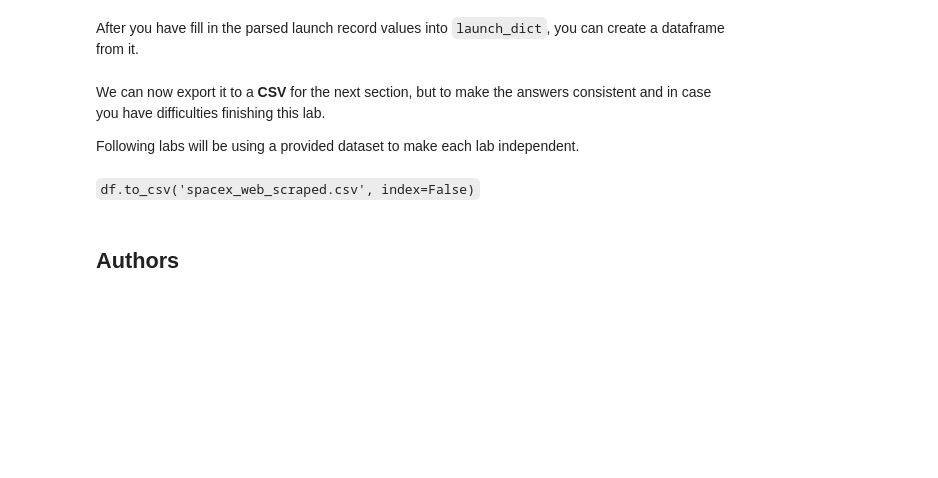
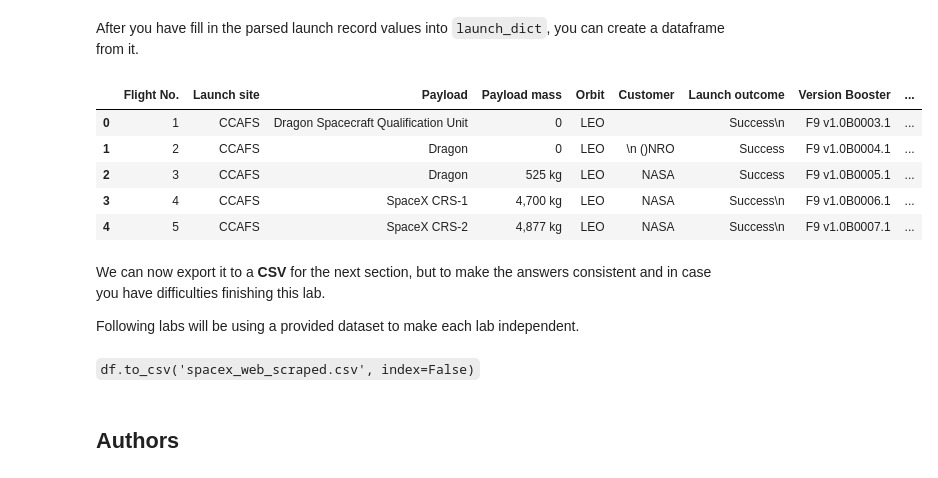
Before and after one commit to peterpouf/python_data_science, a Jupyter notebook: Data Collection with Web Scraping.ipynb, the cells around one changed output. Cells and saved outputs as stored; diff of their text form; code cells hidden in the pictures; blank space fills up the shorter version.

```diff
--- a/Data Collection with Web Scraping.ipynb
+++ b/Data Collection with Web Scraping.ipynb
@@ -167,11 +200,18 @@ You should able to see the columns names embedded in the table header elements `
 # %% [markdown]
 Next, we just need to iterate through the `<th>` elements and apply the provided `extract_column_from_header()` to extract column name one by one
 # %%
+
 column_names = []
 
 # Apply find_all() function with `th` element on first_launch_table
+th_element = first_launch_table.find_all('th')
 # Iterate each th element and apply the provided extract_column_from_header() to get a column name
+for i, row in enumerate(th_element):
+    colunm_name = extract_column_from_header(row)
+    column_names.append(colunm_name)
 # Append the Non-empty column name (`if name is not None and len(name) > 0`) into a list called column_names
+column_names = [i for i in column_names if i != None]
+column_names = [i for i in column_names if len(i) > 0]
 # %% [markdown]
 Check the extracted column names
 # %%
@@ -227,16 +269,19 @@ for table_number,table in enumerate(soup.find_all('table',"wikitable plainrowhea
             # TODO: Append the flight_number into launch_dict with key `Flight No.`
             #print(flight_number)
             datatimelist=date_time(row[0])
+            launch_dict['Flight No.'].append(datatimelist)
 
             # Date value
             # TODO: Append the date into launch_dict with key `Date`
             date = datatimelist[0].strip(',')
             #print(date)
+            launch_dict['Date'].append(date)
 
             # Time value
             # TODO: Append the time into launch_dict with key `Time`
             time = datatimelist[1]
             #print(time)
+            launch_dict['Time'].append(time)
 
             # Booster version
             # TODO: Append the bv into launch_dict with key `Version Booster`
@@ -244,38 +289,48 @@ for table_number,table in enumerate(soup.find_all('table',"wikitable plainrowhea
             if not(bv):
                 bv=row[1].a.string
             print(bv)
+            launch_dict['Version Booster'].append(bv)
 
             # Launch Site
             # TODO: Append the bv into launch_dict with key `Launch Site`
             launch_site = row[2].a.string
             #print(launch_site)
+            launch_dict['Launch site'].append(launch_site)
 
             # Payload
             # TODO: Append the payload into launch_dict with key `Payload`
             payload = row[3].a.string
             #print(payload)
+            launch_dict['Payload'].append(payload)
 
             # Payload Mass
             # TODO: Append the payload_mass into launch_dict with key `Payload mass`
             payload_mass = get_mass(row[4])
             #print(payload)
+            launch_dict['Payload mass'].append(payload_mass)
 
             # Orbit
             # TODO: Append the orbit into launch_dict with key `Orbit`
             orbit = row[5].a.string
             #print(orbit)
+            launch_dict['Orbit'].append(orbit)
 
             # Customer
             # TODO: Append the customer into launch_dict with key `Customer`
-            customer = row[6].a.string
+            customer=booster_version(row[6])
+            if not(bv):
+                customer = row[6].a.string
             #print(customer)
+            launch_dict['Customer'].append(customer)
 
             # Launch outcome
             # TODO: Append the launch_outcome into launch_dict with key `Launch outcome`
             launch_outcome = list(row[7].strings)[0]
             #print(launch_outcome)
+            launch_dict['Launch outcome'].append(launch_outcome)
 
             # Booster landing
             # TODO: Append the launch_outcome into launch_dict with key `Booster landing`
             booster_landing = landing_status(row[8])
             #print(booster_landing)
+            launch_dict['Booster landing'].append(booster_landing)
@@ -286,3 +357,33 @@ df=pd.DataFrame(launch_dict)
+# %%
+
+headings = []
+for key,values in dict(launch_dict).items():
+    if key not in headings:
+        headings.append(key)
+    if values is None:
+        del launch_dict[key]
+
+def pad_dict_list(dict_list, padel):
+    lmax = 0
+    for lname in dict_list.keys():
+        lmax = max(lmax, len(dict_list[lname]))
+    for lname in dict_list.keys():
+        ll = len(dict_list[lname])
+        if  ll < lmax:
+            dict_list[lname] += [padel] * (lmax - ll)
+    return dict_list
+
+pad_dict_list(launch_dict,0)
+
+df = pd.DataFrame.from_dict(launch_dict)
+df.head()
+# %% [output]
+|  | Flight No. | Launch site | Payload | Payload mass | Orbit | Customer | Launch outcome | Version Booster | ... |
+| 0 | 1 | CCAFS | Dragon Spacecraft Qualification Unit | 0 | LEO |  | Success\n | F9 v1.0B0003.1 | ... |
+| 1 | 2 | CCAFS | Dragon | 0 | LEO | \n ()NRO | Success | F9 v1.0B0004.1 | ... |
+| 2 | 3 | CCAFS | Dragon | 525 kg | LEO | NASA | Success | F9 v1.0B0005.1 | ... |
+| 3 | 4 | CCAFS | SpaceX CRS-1 | 4,700 kg | LEO | NASA | Success\n | F9 v1.0B0006.1 | ... |
+| 4 | 5 | CCAFS | SpaceX CRS-2 | 4,877 kg | LEO | NASA | Success\n | F9 v1.0B0007.1 | ... |
 # %% [markdown]
 We can now export it to a <b>CSV</b> for the next section, but to make the answers consistent and in case you have difficulties finishing this lab.
 
```
Also changed, not shown: parts of 9 cells of this notebook.
